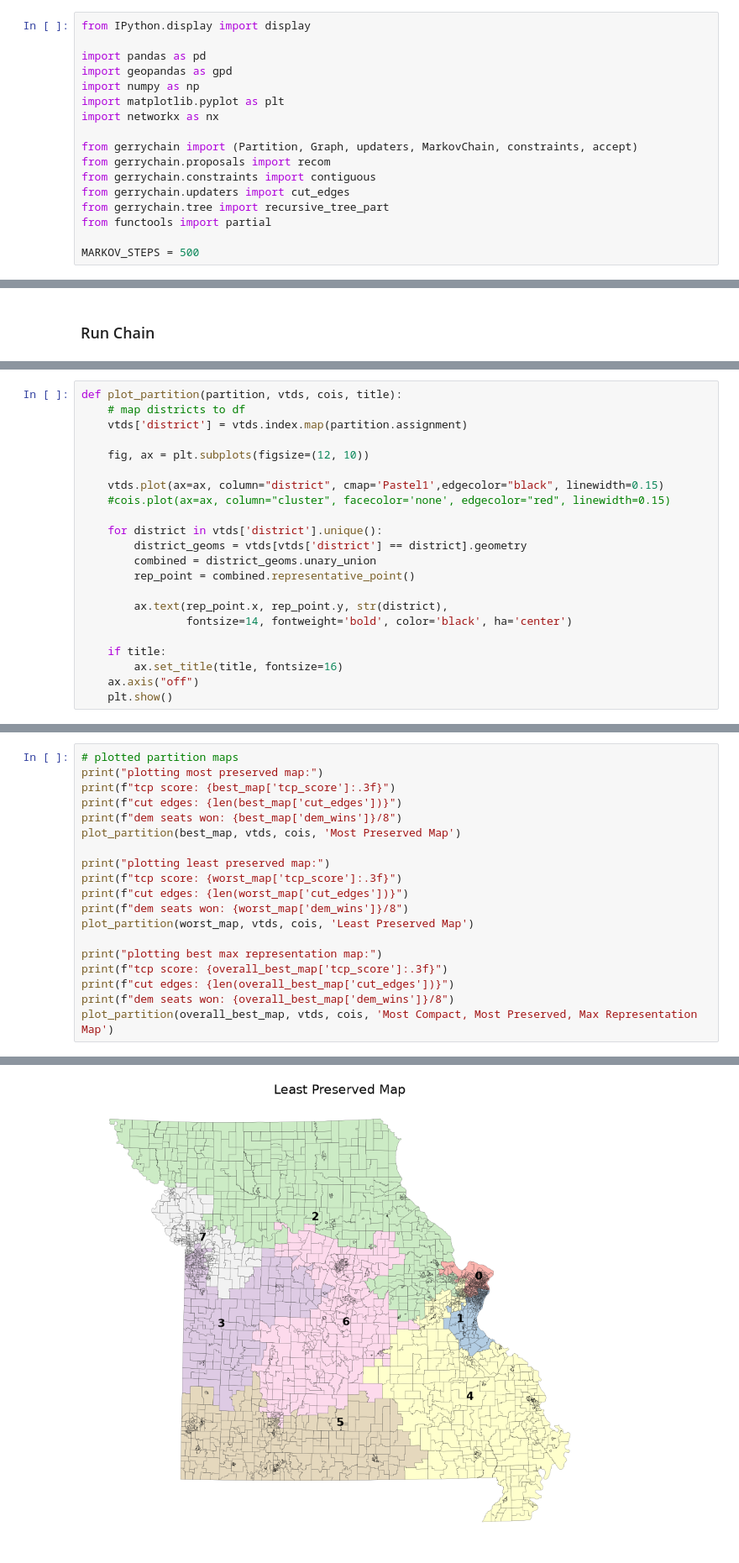
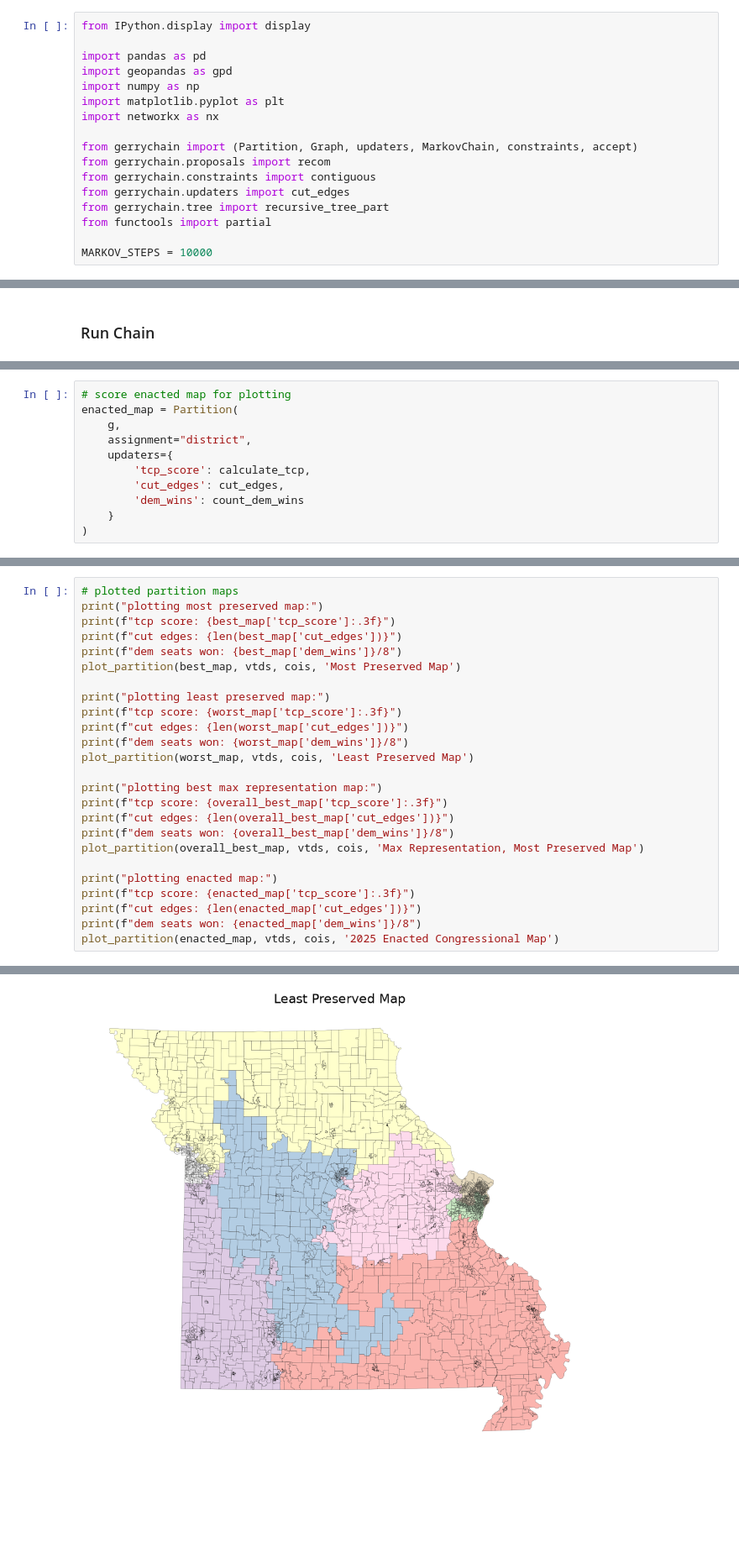
Before and after one commit to jevonlipsey/coi-preservation-project, a Jupyter notebook: mo_scoring.ipynb, the cells around one changed output, grey strips where cells are left out. Shown at 84% size. Saved outputs shown, nothing was run; the diff lists cells and outputs as text; blank space fills up the shorter version.

Commit message:
added 2022 congressional data

```diff
--- a/mo_scoring.ipynb
+++ b/mo_scoring.ipynb
@@ -16,7 +16,7 @@ from gerrychain.updaters import cut_edges
 from gerrychain.tree import recursive_tree_part
 from functools import partial
 
-MARKOV_STEPS = 500
+MARKOV_STEPS = 10000
 # %% [markdown]
 ## Process Initial Data
 # %%
@@ -280,3 +322,14 @@ plt.show()
+# %%
+# score enacted map for plotting
+enacted_map = Partition(
+    g,
+    assignment="district",
+    updaters={
+        'tcp_score': calculate_tcp,
+        'cut_edges': cut_edges,
+        'dem_wins': count_dem_wins
+    }
+)
 # %%
 # hist: tcp scores distribution
 plt.hist(tcp_scores, bins=50, edgecolor="black")
@@ -320,22 +394,0 @@ plt.show()
-# %%
-def plot_partition(partition, vtds, cois, title):
-    # map districts to df
-    vtds['district'] = vtds.index.map(partition.assignment)
-
-    fig, ax = plt.subplots(figsize=(12, 10))
-
-    vtds.plot(ax=ax, column="district", cmap='Pastel1',edgecolor="black", linewidth=0.15)
-    #cois.plot(ax=ax, column="cluster", facecolor='none', edgecolor="red", linewidth=0.15)
-
-    for district in vtds['district'].unique():
-        district_geoms = vtds[vtds['district'] == district].geometry
-        combined = district_geoms.unary_union
-        rep_point = combined.representative_point()
-
-        ax.text(rep_point.x, rep_point.y, str(district),
-                fontsize=14, fontweight='bold', color='black', ha='center')
-
-    if title:
-        ax.set_title(title, fontsize=16)
-    ax.axis("off")
-    plt.show()
@@ -357,6 +437,12 @@ print("plotting best max representation map:")
 print(f"tcp score: {overall_best_map['tcp_score']:.3f}")
 print(f"cut edges: {len(overall_best_map['cut_edges'])}")
 print(f"dem seats won: {overall_best_map['dem_wins']}/8")
-plot_partition(overall_best_map, vtds, cois, 'Most Compact, Most Preserved, Max Representation Map')
+plot_partition(overall_best_map, vtds, cois, 'Max Representation, Most Preserved Map')
+
+print("plotting enacted map:")
+print(f"tcp score: {enacted_map['tcp_score']:.3f}")
+print(f"cut edges: {len(enacted_map['cut_edges'])}")
+print(f"dem seats won: {enacted_map['dem_wins']}/8")
+plot_partition(enacted_map, vtds, cois, '2025 Enacted Congressional Map')
 # %% [output]
 plotting most preserved map:
@@ -371,2 +457,2 @@ dem seats won: 2/8
-[figure, old version]
+[figure, new version]
 plotting best max representation map:
```
Also changed, not shown: parts of 19 cells of this notebook, 14 other files.
